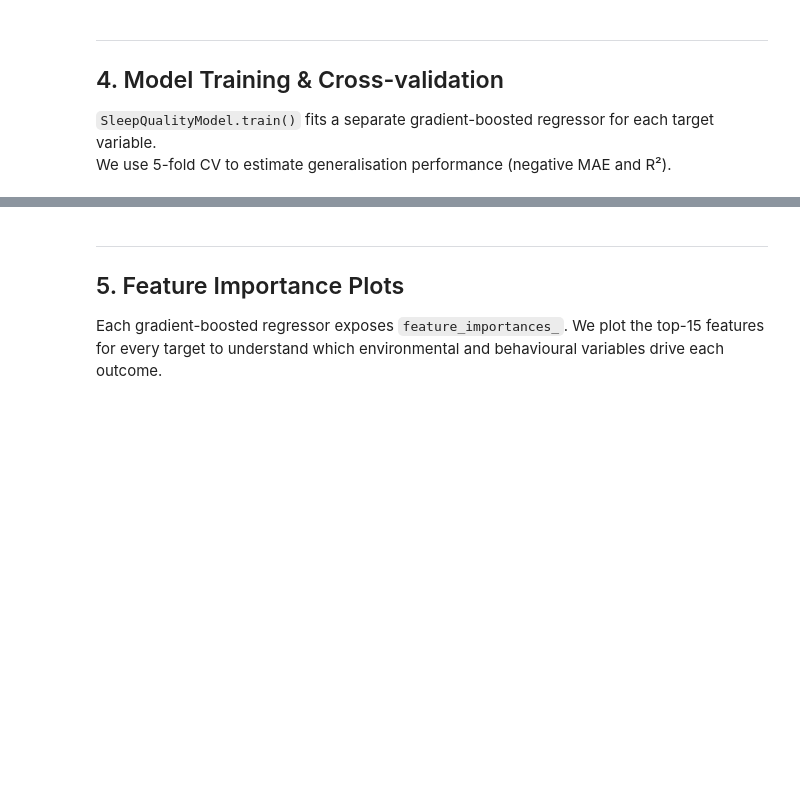
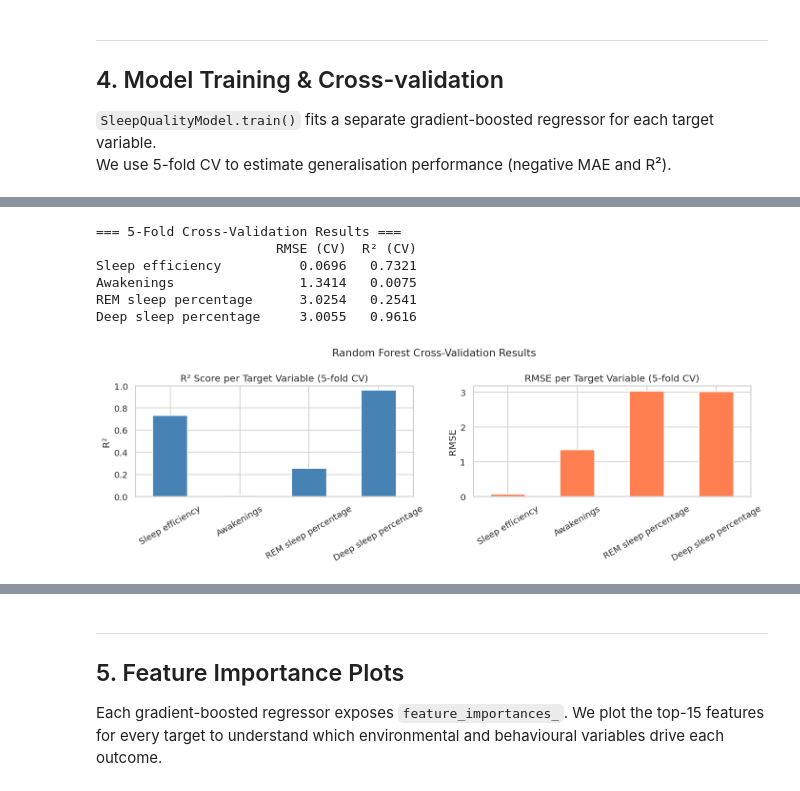
Before and after one commit to rushav/TECHIN513Final, a Jupyter notebook: notebooks/03_ml_model_training.ipynb, the cells around one changed output, grey strips where cells are left out. Saved outputs shown, nothing was run; the diff lists cells and outputs as text; code cells hidden in the pictures; blank space fills up the shorter version.

```diff
--- a/notebooks/03_ml_model_training.ipynb
+++ b/notebooks/03_ml_model_training.ipynb
@@ -50,5 +52,5 @@ print('Setup complete.')
 # %%
-loader   = DataLoader(data_dir=os.path.join(PROJECT_ROOT, 'data'))
+loader = DataLoader()
 loader.download_all()
 df_sleep = loader.load_sleep_efficiency()
 
@@ -144,25 +218,39 @@ print(f'Trained targets : {list(model.models_.keys()) if hasattr(model, "models_
 # %%
-# Cross-validation on the full pre-processed design matrix
-df_cv    = model._engineer_proxy_features(model._encode_categoricals(df_sleep.copy()))
-cv_kfold = KFold(n_splits=5, shuffle=True, random_state=42)
+# Cross-validation using the model's built-in train() CV scores
+# Re-run train() to capture CV results dictionary
+cv_dict = model.train(df_sleep, cv_folds=5, verbose=False)
 
-cv_results = {}
-for target, estimator in model.models_.items():
-    feature_cols = [c for c in df_cv.columns if c != target]
-    X_cv = df_cv[feature_cols].select_dtypes(include='number').fillna(0)
-    y_cv = df_cv[target].fillna(df_cv[target].median())
+# Display as a styled table
+cv_df = pd.DataFrame(cv_dict).T
+cv_df.columns = ['RMSE (CV)', 'R² (CV)']
+cv_df = cv_df.round(4)
+print('=== 5-Fold Cross-Validation Results ===')
+print(cv_df.to_string())
 
-    mae_scores = -cross_val_score(estimator, X_cv, y_cv,
-                                  cv=cv_kfold, scoring='neg_mean_absolute_error')
-    r2_scores  =  cross_val_score(estimator, X_cv, y_cv,
-                                  cv=cv_kfold, scoring='r2')
-    cv_results[target] = {'MAE mean': mae_scores.mean(), 'MAE std': mae_scores.std(),
-                          'R2 mean' : r2_scores.mean(),  'R2 std' : r2_scores.std()}
-    print(f'{target:40s}  MAE={mae_scores.mean():.4f} ± {mae_scores.std():.4f}'
-          f'  R²={r2_scores.mean():.4f} ± {r2_scores.std():.4f}')
+# Bar chart of R² scores
+fig, axes = plt.subplots(1, 2, figsize=(12, 4))
+cv_df['R² (CV)'].plot.bar(ax=axes[0], color='steelblue', edgecolor='white')
+axes[0].set_title('R² Score per Target Variable (5-fold CV)')
+axes[0].set_ylabel('R²')
+axes[0].set_ylim(0, 1)
+axes[0].tick_params(axis='x', rotation=30)
 
-cv_df = pd.DataFrame(cv_results).T
-cv_df
+cv_df['RMSE (CV)'].plot.bar(ax=axes[1], color='coral', edgecolor='white')
+axes[1].set_title('RMSE per Target Variable (5-fold CV)')
+axes[1].set_ylabel('RMSE')
+axes[1].tick_params(axis='x', rotation=30)
+
+plt.suptitle('Random Forest Cross-Validation Results', fontsize=13)
+plt.tight_layout()
+plt.show()
+# %% [output]
+=== 5-Fold Cross-Validation Results ===
+                       RMSE (CV)  R² (CV)
+Sleep efficiency          0.0696   0.7321
+Awakenings                1.3414   0.0075
+REM sleep percentage      3.0254   0.2541
+Deep sleep percentage     3.0055   0.9616
+[figure, added]
 # %%
 fig, (ax1, ax2) = plt.subplots(1, 2, figsize=(12, 4))
 
```
Also changed, not shown: parts of 16 cells of this notebook, 21 other files.
